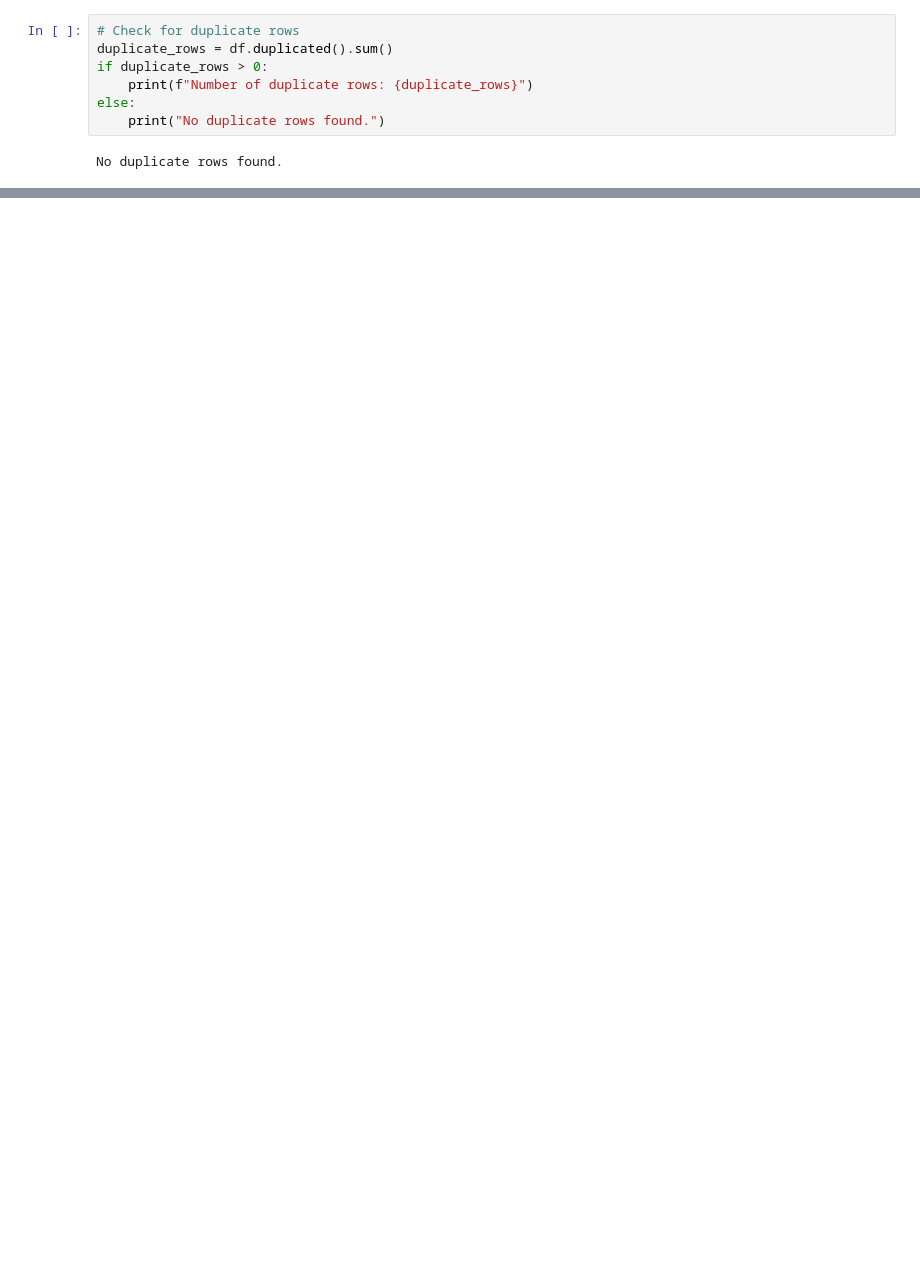
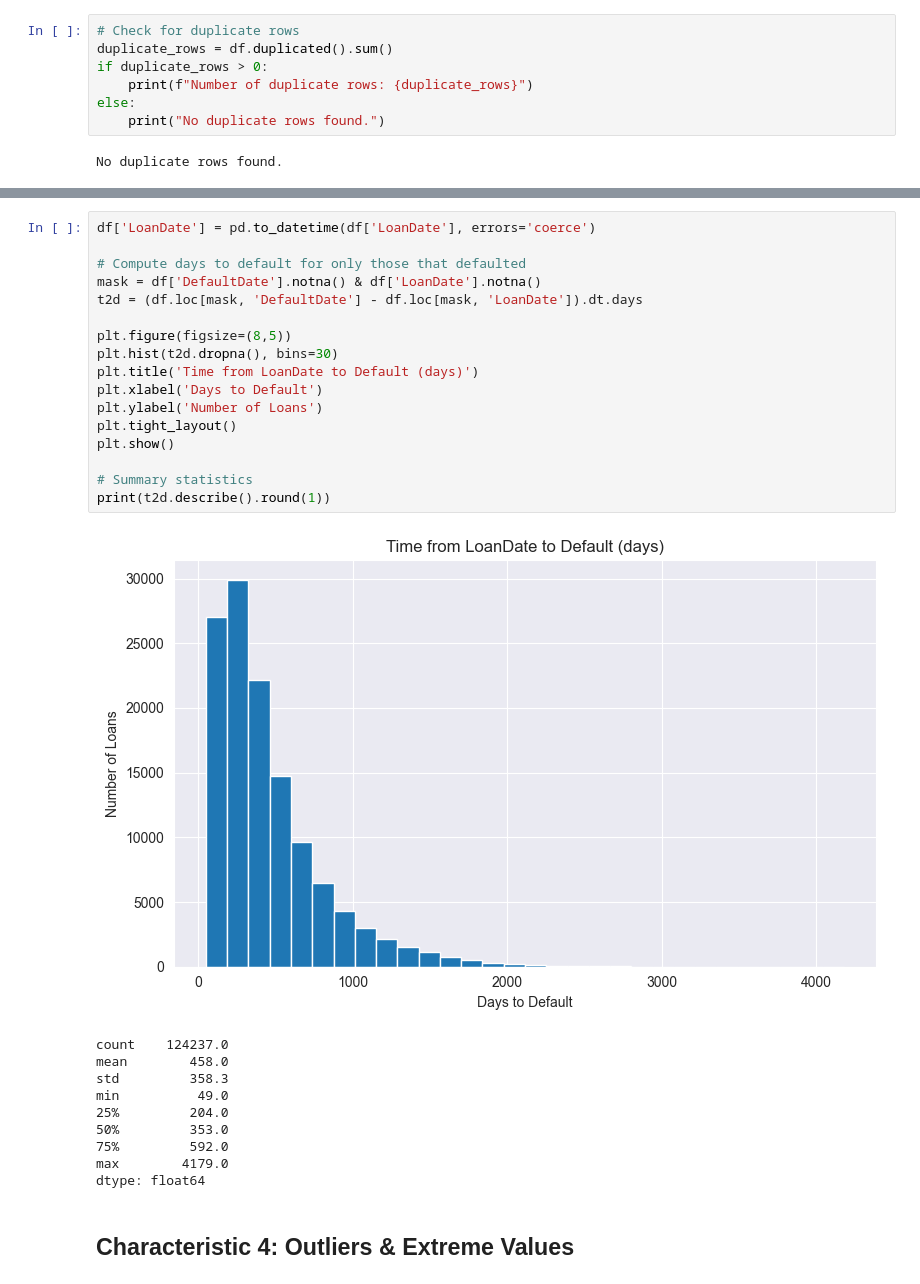
Before and after one commit to Thomas-mp4/p2p-credit-risk, a Jupyter notebook: 01_data_understanding.ipynb, the cells around one changed output, grey strips where cells are left out. Cells and saved outputs as stored; diff of their text form; blank space fills up the shorter version.

```diff
--- a/01_data_understanding.ipynb
+++ b/01_data_understanding.ipynb
@@ -156,0 +258,30 @@ No duplicate rows found.
+# %%
+df['LoanDate'] = pd.to_datetime(df['LoanDate'], errors='coerce')
+
+# Compute days to default for only those that defaulted
+mask = df['DefaultDate'].notna() & df['LoanDate'].notna()
+t2d = (df.loc[mask, 'DefaultDate'] - df.loc[mask, 'LoanDate']).dt.days
+
+plt.figure(figsize=(8,5))
+plt.hist(t2d.dropna(), bins=30)
+plt.title('Time from LoanDate to Default (days)')
+plt.xlabel('Days to Default')
+plt.ylabel('Number of Loans')
+plt.tight_layout()
+plt.show()
+
+# Summary statistics
+print(t2d.describe().round(1))
+# %% [output]
+[figure, added]
+count    124237.0
+mean        458.0
+std         358.3
+min          49.0
+25%         204.0
+50%         353.0
+75%         592.0
+max        4179.0
+dtype: float64
+# %% [markdown]
+## Characteristic 4: Outliers & Extreme Values
```
Also changed, not shown: parts of 20 cells of this notebook.
